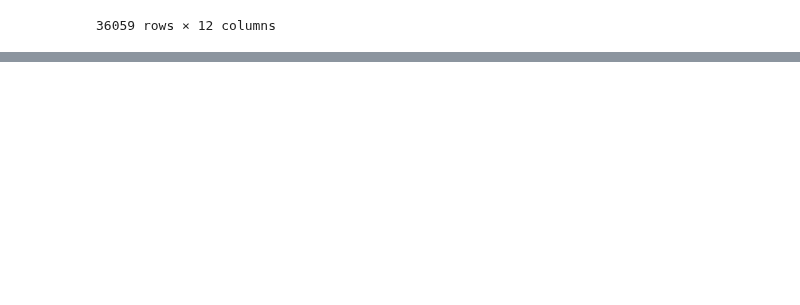
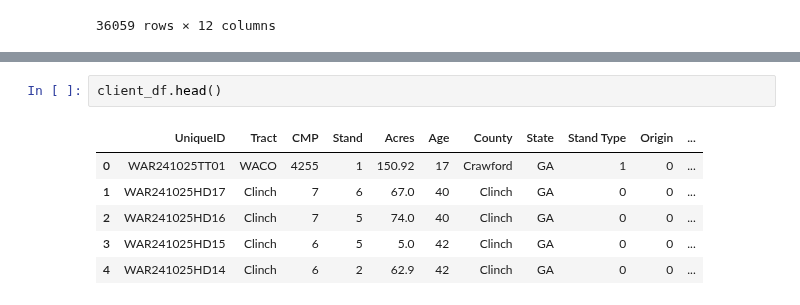
Before and after one commit to BilyBrown/sqlite3-tutorial, a Jupyter notebook: create_war_tables_01.ipynb, the cells around one changed output, grey strips where cells are left out. Drawn from its saved outputs; the diff is of its cells as text; blank space fills up the shorter version.

```diff
--- a/create_war_tables_01.ipynb
+++ b/create_war_tables_01.ipynb
@@ -557,0 +555,9 @@ mill_df
+# %%
+client_df.head()
+# %% [output]
+|  | UniqueID | Tract | CMP | Stand | Acres | Age | County | State | Stand Type | Origin | ... |
+| 0 | WAR241025TT01 | WACO | 4255 | 1 | 150.92 | 17 | Crawford | GA | 1 | 0 | ... |
+| 1 | WAR241025HD17 | Clinch | 7 | 6 | 67.0 | 40 | Clinch | GA | 0 | 0 | ... |
+| 2 | WAR241025HD16 | Clinch | 7 | 5 | 74.0 | 40 | Clinch | GA | 0 | 0 | ... |
+| 3 | WAR241025HD15 | Clinch | 6 | 5 | 5.0 | 42 | Clinch | GA | 0 | 0 | ... |
+| 4 | WAR241025HD14 | Clinch | 6 | 2 | 62.9 | 42 | Clinch | GA | 0 | 0 | ... |
```
Also changed, not shown: parts of 6 cells of this notebook.
